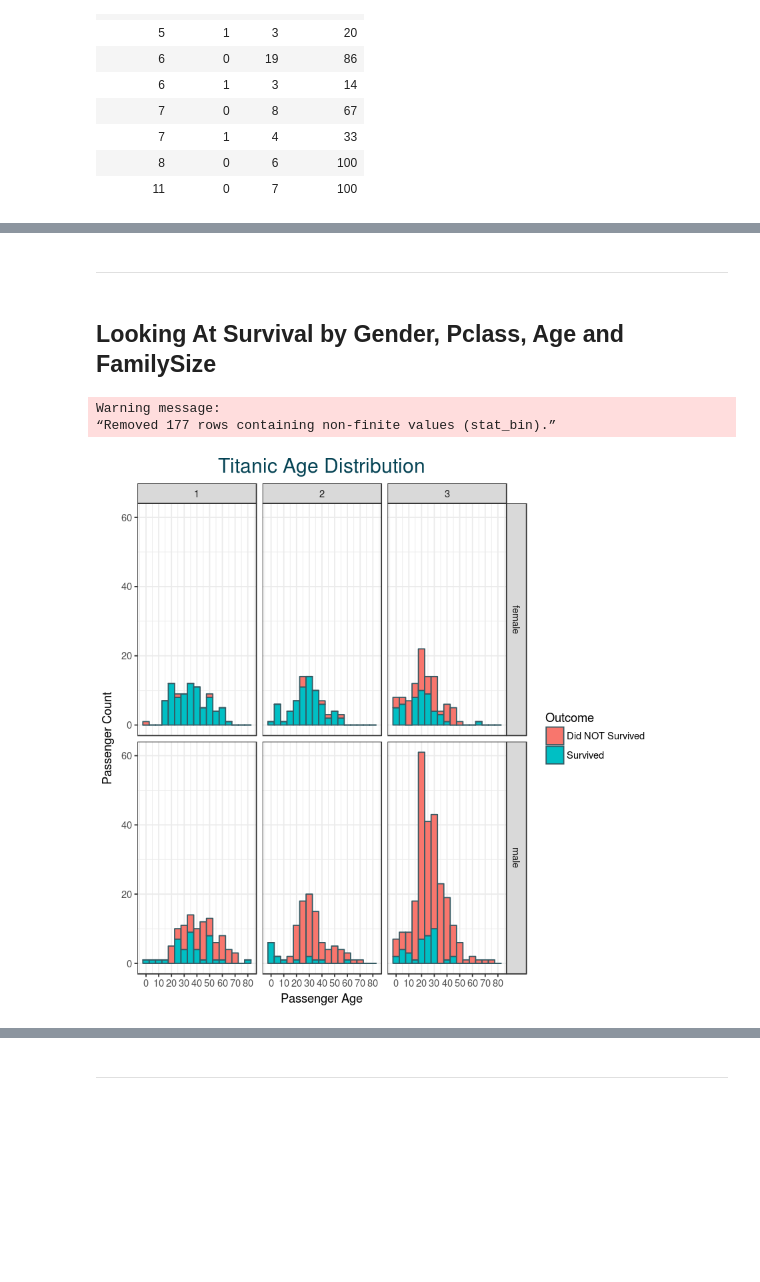
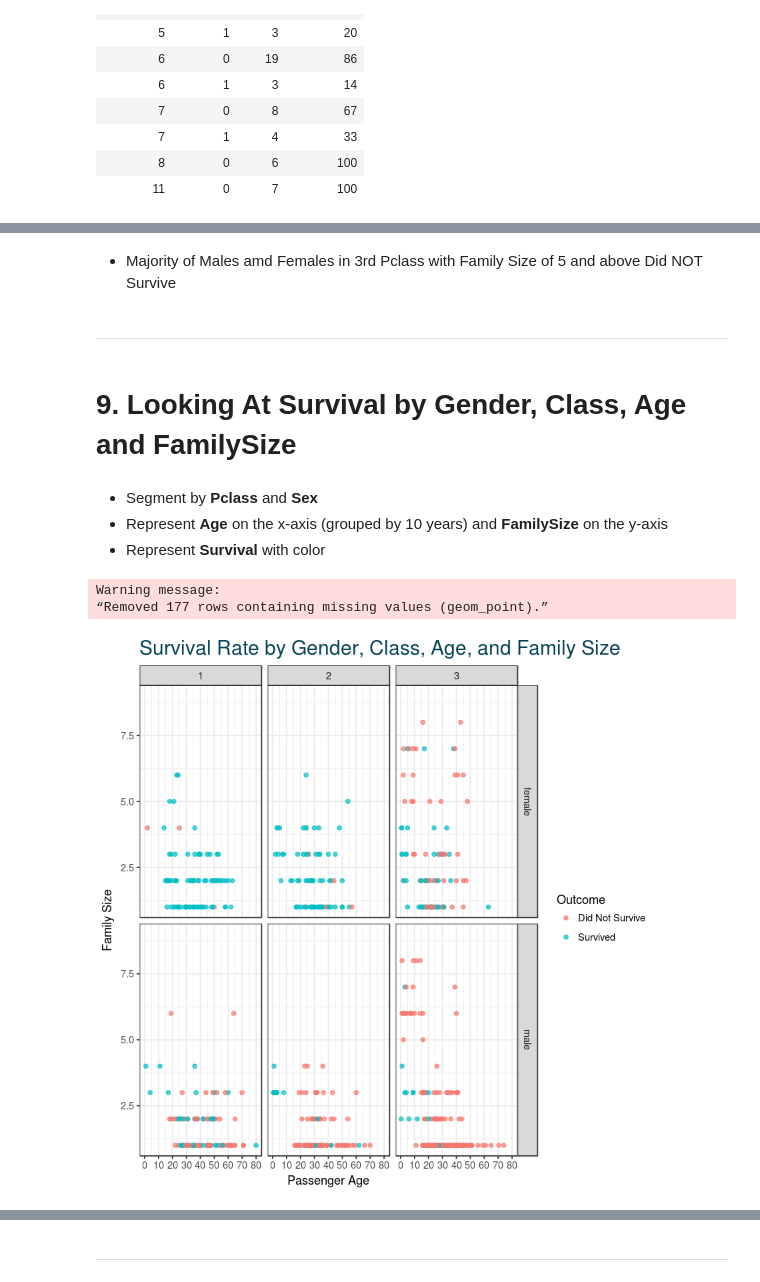
Before and after one commit to romabash/kaggle-titanic, a Jupyter notebook: notebooks/2_Initial-Visualization.ipynb, the cells around one changed output, grey strips where cells are left out. Cells and saved outputs as stored; diff of their text form; code cells hidden in the pictures; blank space fills up the shorter version.

Commit message:
Final analysis based on Gender, Pclass, Age, and Family Size

```diff
--- a/notebooks/2_Initial-Visualization.ipynb
+++ b/notebooks/2_Initial-Visualization.ipynb
@@ -598,22 +584,27 @@ titanic %>%
+# %% [markdown]
+- Majority of Males amd Females in 3rd Pclass with Family Size of 5 and above  Did NOT Survive
 # %% [markdown]
 <hr>
 # %% [markdown]
-## Looking At Survival by Gender, Pclass, Age and FamilySize
+# 9. Looking At Survival by Gender, Class, Age and FamilySize
+# %% [markdown]
+- Segment by **Pclass** and **Sex**
+- Represent **Age** on the x-axis (grouped by 10 years) and **FamilySize** on the y-axis
+- Represent **Survival** with color
 # %%
-# Looking at Histogram of Survival by Age based on Sex and Pclass
 titanic %>%
   ggplot() +
-  geom_histogram(aes(x = Age, fill = Survived), binwidth = 5, color = "#355a63") +
+  geom_point(aes(x = Age, y = FamilySize, color = Survived), alpha = 0.7) +
   facet_grid(Sex ~ Pclass) +
   theme_bw() +
-  theme(plot.title = element_text(hjust = 0.5, size=18, colour = "#054354")) +
-  ggtitle("Titanic Age Distribution") +
+  theme(plot.title = element_text(size=18, color = "#054354")) +
+  ggtitle("Survival Rate by Gender, Class, Age, and Family Size") +
   scale_x_continuous(name= "Passenger Age", breaks = 10*c(0:8)) +
-  scale_y_continuous(name = "Passenger Count") +
-  scale_fill_discrete(name = "Outcome", labels = c("Did NOT Survived", "Survived"))
+  scale_y_continuous(name = "Family Size") +
+  scale_color_discrete(name = "Outcome", labels = c("Did Not Survive", "Survived"))
 # %% [output]
 Warning message:
-“Removed 177 rows containing non-finite values (stat_bin).”
+“Removed 177 rows containing missing values (geom_point).”
-[figure, old version]
+[figure, new version]
 # %% [markdown]
 - Younger Passengers from Smaller Families in Class 3 Survived
```
Also changed, not shown: parts of 25 cells of this notebook.
